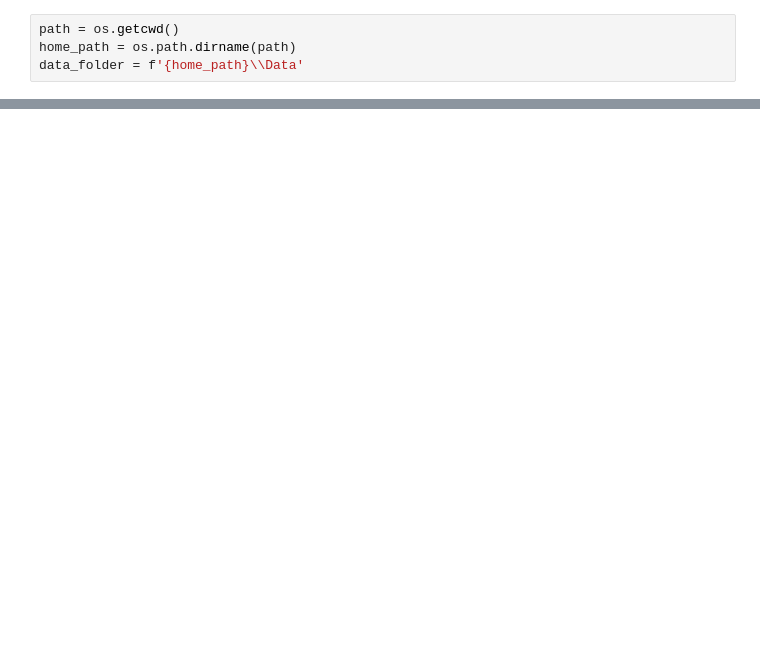
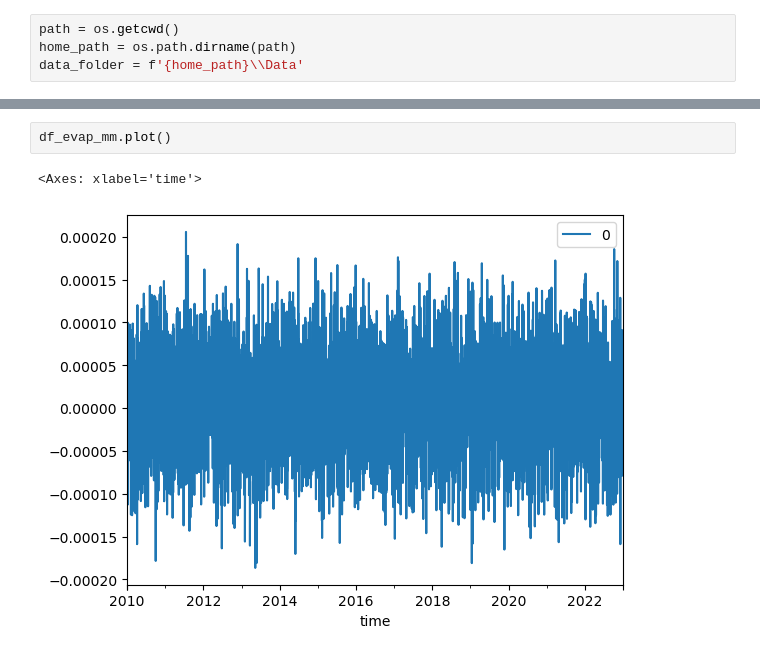
Before and after one commit to Daafip/ENVM1502-Catchment-model, a Jupyter notebook: Python files/E_loading.ipynb, the cells around one changed output, grey strips where cells are left out. Drawn from its saved outputs; the diff is of its cells as text; blank space fills up the shorter version.

```diff
--- a/Python files/E_loading.ipynb
+++ b/Python files/E_loading.ipynb
@@ -69,0 +64,5 @@ array([[[-1.41318887e-02, -2.62912363e-02, -4.77489084e-02, ...,
+# %%
+df_evap_mm.plot()
+# %% [output]
+<Axes: xlabel='time'>
+[figure, added]
```
Also changed, not shown: parts of 17 cells of this notebook, 1 other file.
